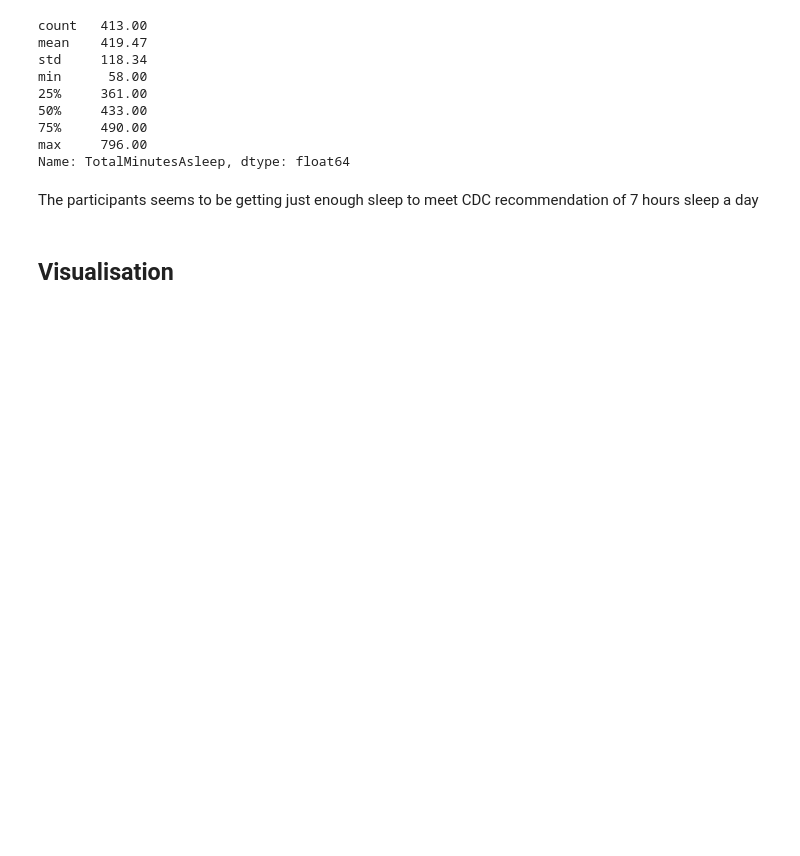
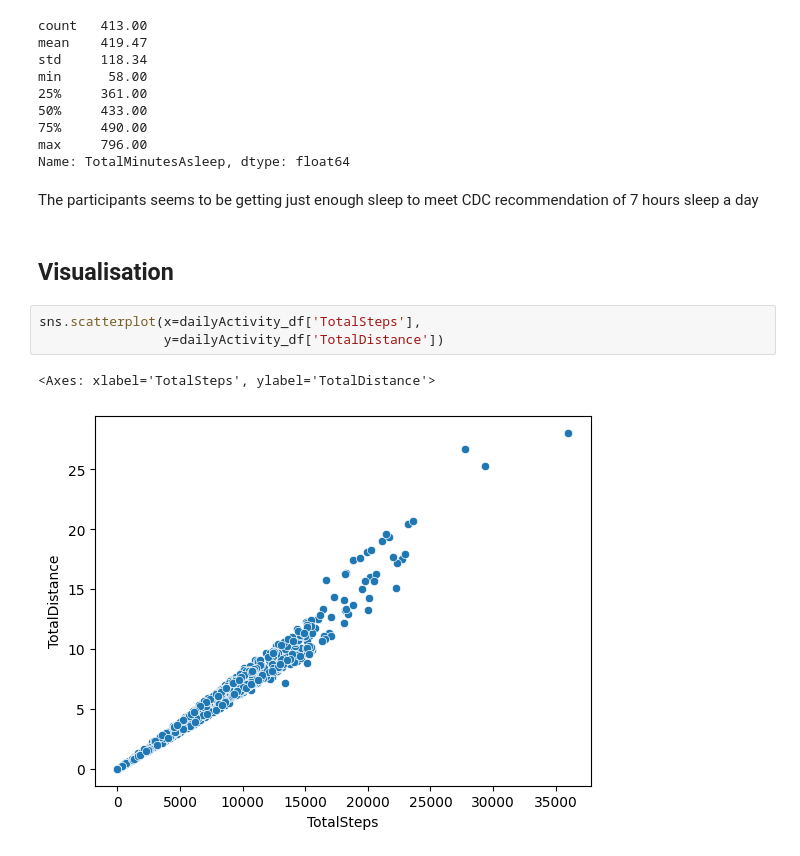
Before and after one commit to estelleariane/bellabeat-case, a Jupyter notebook: analysis.ipynb, the cells around one changed output. Saved outputs shown, nothing was run; the diff lists cells and outputs as text; blank space fills up the shorter version.

```diff
--- a/analysis.ipynb
+++ b/analysis.ipynb
@@ -219,3 +219,9 @@ Name: TotalMinutesAsleep, dtype: float64
 The participants seems to be getting just enough sleep to meet CDC recommendation of 7 hours sleep a day
 # %% [markdown]
 ## Visualisation
+# %%
+sns.scatterplot(x=dailyActivity_df['TotalSteps'],
+                y=dailyActivity_df['TotalDistance'])
+# %% [output]
+<Axes: xlabel='TotalSteps', ylabel='TotalDistance'>
+[figure, added]
```
